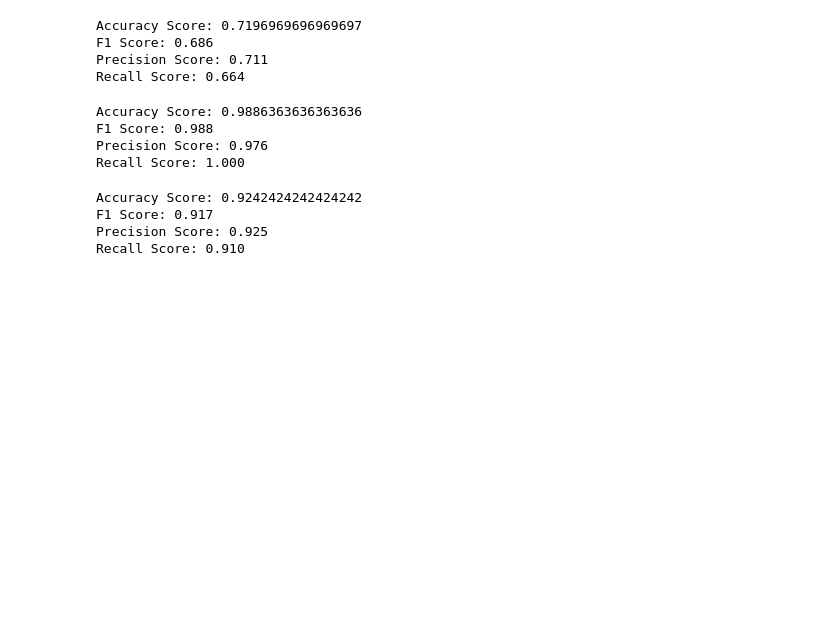
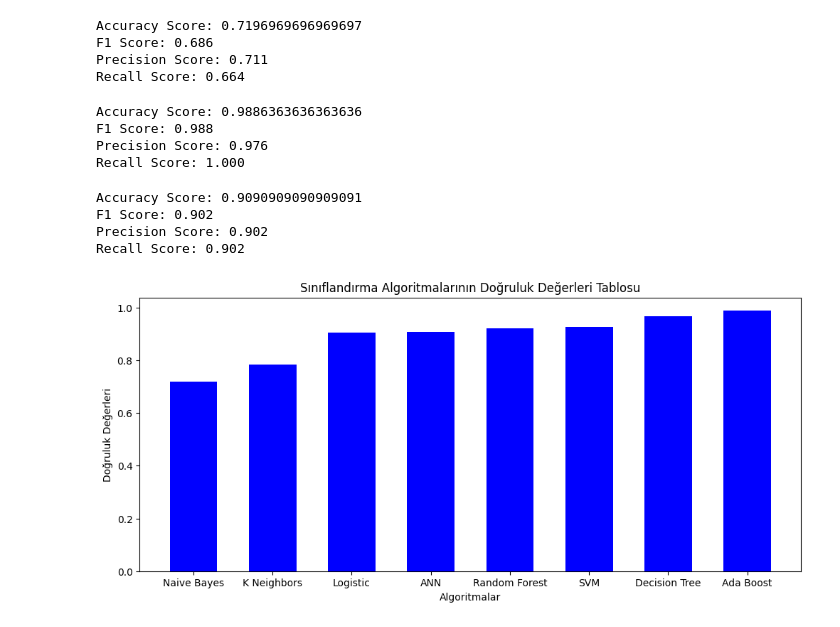
Before and after one commit to mkaydin/kickstarter-classification, a Jupyter notebook: classification.ipynb, the cells around one changed output. Cells and saved outputs as stored; diff of their text form; code cells hidden in the pictures; blank space fills up the shorter version.

```diff
--- a/classification.ipynb
+++ b/classification.ipynb
@@ -357,8 +357,8 @@ Precision Score: 0.769
 Recall Score: 0.762
 # %%
 prediction = svmc.predict(X_test)
-accuracy = accuracy_score(y_test,prediction)
-print('Accuracy Score:', accuracy)
+accuracy5 = accuracy_score(y_test,prediction)
+print('Accuracy Score:', accuracy5)
 print('F1 Score: %.3f' % f1_score(y_test, prediction))
 print('Precision Score: %.3f' % precision_score(y_test, prediction))
 print('Recall Score: %.3f' % recall_score(y_test, prediction))
@@ -369,8 +369,8 @@ Precision Score: 0.940
 Recall Score: 0.902
 # %%
 prediction = gnbc.predict(Xd_test)
-accuracy = accuracy_score(yd_test,prediction)
-print('Accuracy Score:', accuracy)
+accuracy6 = accuracy_score(yd_test,prediction)
+print('Accuracy Score:', accuracy6)
 print('F1 Score: %.3f' % f1_score(yd_test, prediction))
 print('Precision Score: %.3f' % precision_score(yd_test, prediction))
 print('Recall Score: %.3f' % recall_score(yd_test, prediction))
@@ -381,8 +381,8 @@ Precision Score: 0.711
 Recall Score: 0.664
 # %%
 prediction = adac.predict(X_test)
-accuracy = accuracy_score(y_test,prediction)
-print('Accuracy Score:', accuracy)
+accuracy7 = accuracy_score(y_test,prediction)
+print('Accuracy Score:', accuracy7)
 print('F1 Score: %.3f' % f1_score(y_test, prediction))
 print('Precision Score: %.3f' % precision_score(y_test, prediction))
 print('Recall Score: %.3f' % recall_score(y_test, prediction))
@@ -393,13 +393,27 @@ Precision Score: 0.976
 Recall Score: 1.000
 # %%
 prediction = annc.predict(X_test)
-accuracy = accuracy_score(y_test,prediction)
-print('Accuracy Score:', accuracy)
+accuracy8 = accuracy_score(y_test,prediction)
+print('Accuracy Score:', accuracy8)
 print('F1 Score: %.3f' % f1_score(y_test, prediction))
 print('Precision Score: %.3f' % precision_score(y_test, prediction))
 print('Recall Score: %.3f' % recall_score(y_test, prediction))
 # %% [output]
-Accuracy Score: 0.9242424242424242
-F1 Score: 0.917
-Precision Score: 0.925
-Recall Score: 0.910
+Accuracy Score: 0.9090909090909091
+F1 Score: 0.902
+Precision Score: 0.902
+Recall Score: 0.902
+# %%
+chart_data = {'Naive Bayes':accuracy6,'K Neighbors':accuracy4,'Logistic':accuracy1,
+              'ANN':accuracy8,'Random Forest':accuracy3,'SVM':accuracy5,
+                'Decision Tree':accuracy2, 'Ada Boost':accuracy7}
+algorithms = list(chart_data.keys())
+accuracy_score = list(chart_data.values())
+fid = plt.figure(figsize=(12,5))
+plt.bar(algorithms, accuracy_score, color='blue', width=0.6)
+plt.xlabel('Algoritmalar')
+plt.ylabel('Doğruluk Değerleri')
+plt.title('Sınıflandırma Algoritmalarının Doğruluk Değerleri Tablosu')
+plt.show()
+# %% [output]
+[figure, added]
```
Also changed, not shown: parts of 5 cells of this notebook.
